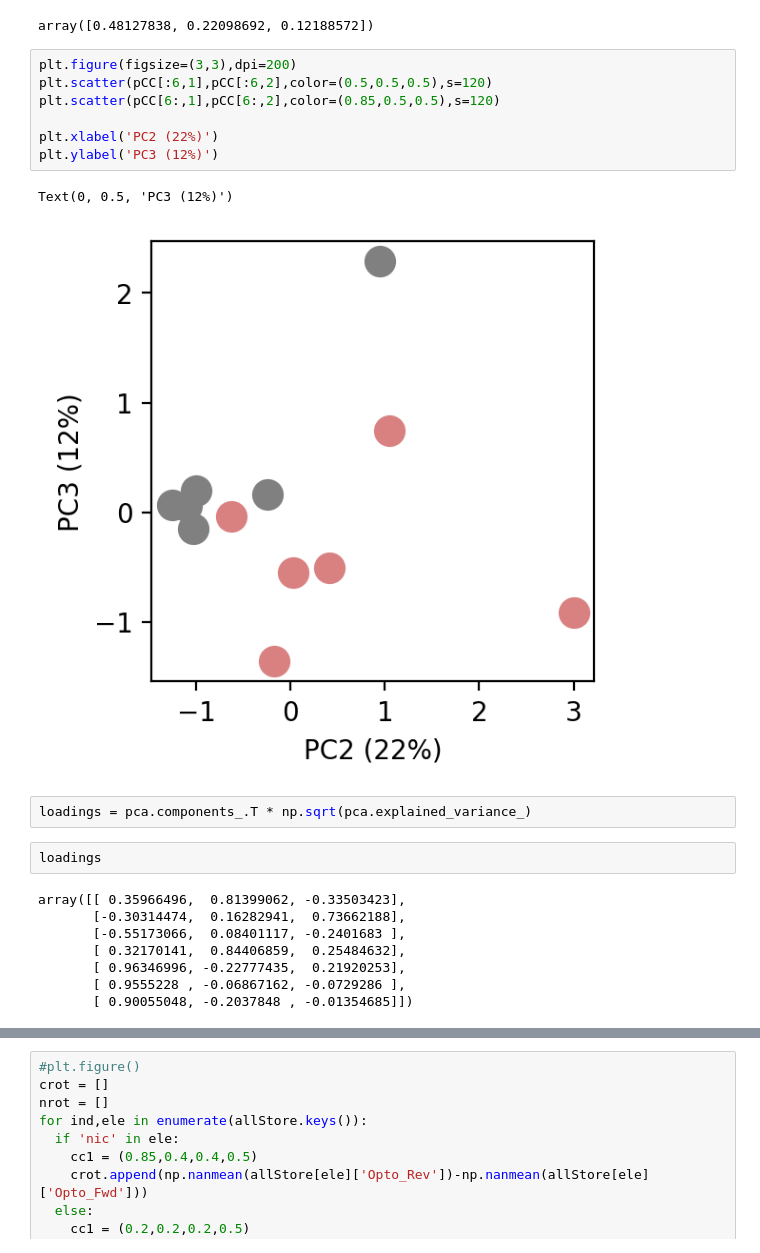
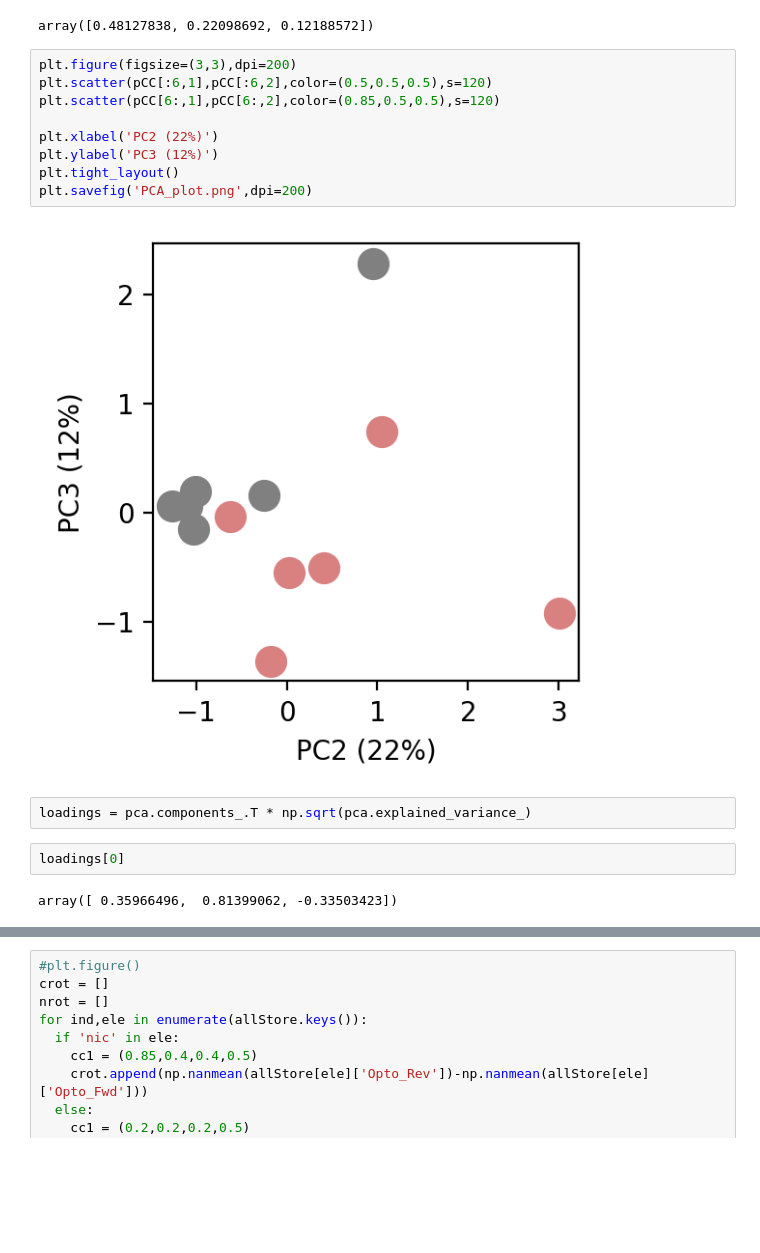
Before and after one commit to mattsmiths/biol470, a Jupyter notebook: final_project/FinalProject_Analysis_3.ipynb, the cells around one changed output, grey strips where cells are left out. Cells and saved outputs as stored; diff of their text form; blank space fills up the shorter version.

```diff
--- a/final_project/FinalProject_Analysis_3.ipynb
+++ b/final_project/FinalProject_Analysis_3.ipynb
@@ -1001,22 +994,17 @@ array([0.48127838, 0.22098692, 0.12188572])
 # %%
 plt.figure(figsize=(3,3),dpi=200)
 plt.scatter(pCC[:6,1],pCC[:6,2],color=(0.5,0.5,0.5),s=120)
 plt.scatter(pCC[6:,1],pCC[6:,2],color=(0.85,0.5,0.5),s=120)
 
 plt.xlabel('PC2 (22%)')
 plt.ylabel('PC3 (12%)')
+plt.tight_layout()
+plt.savefig('PCA_plot.png',dpi=200)
 # %% [output]
-Text(0, 0.5, 'PC3 (12%)')
-[figure, old version]
+[figure, new version]
 # %%
 loadings = pca.components_.T * np.sqrt(pca.explained_variance_)
 # %%
-loadings
+loadings[0]
 # %% [output]
-array([[ 0.35966496,  0.81399062, -0.33503423],
-       [-0.30314474,  0.16282941,  0.73662188],
-       [-0.55173066,  0.08401117, -0.2401683 ],
-       [ 0.32170141,  0.84406859,  0.25484632],
-       [ 0.96346996, -0.22777435,  0.21920253],
-       [ 0.9555228 , -0.06867162, -0.0729286 ],
-       [ 0.90055048, -0.2037848 , -0.01354685]])
+array([ 0.35966496,  0.81399062, -0.33503423])
```
Also changed, not shown: parts of 16 cells of this notebook.
